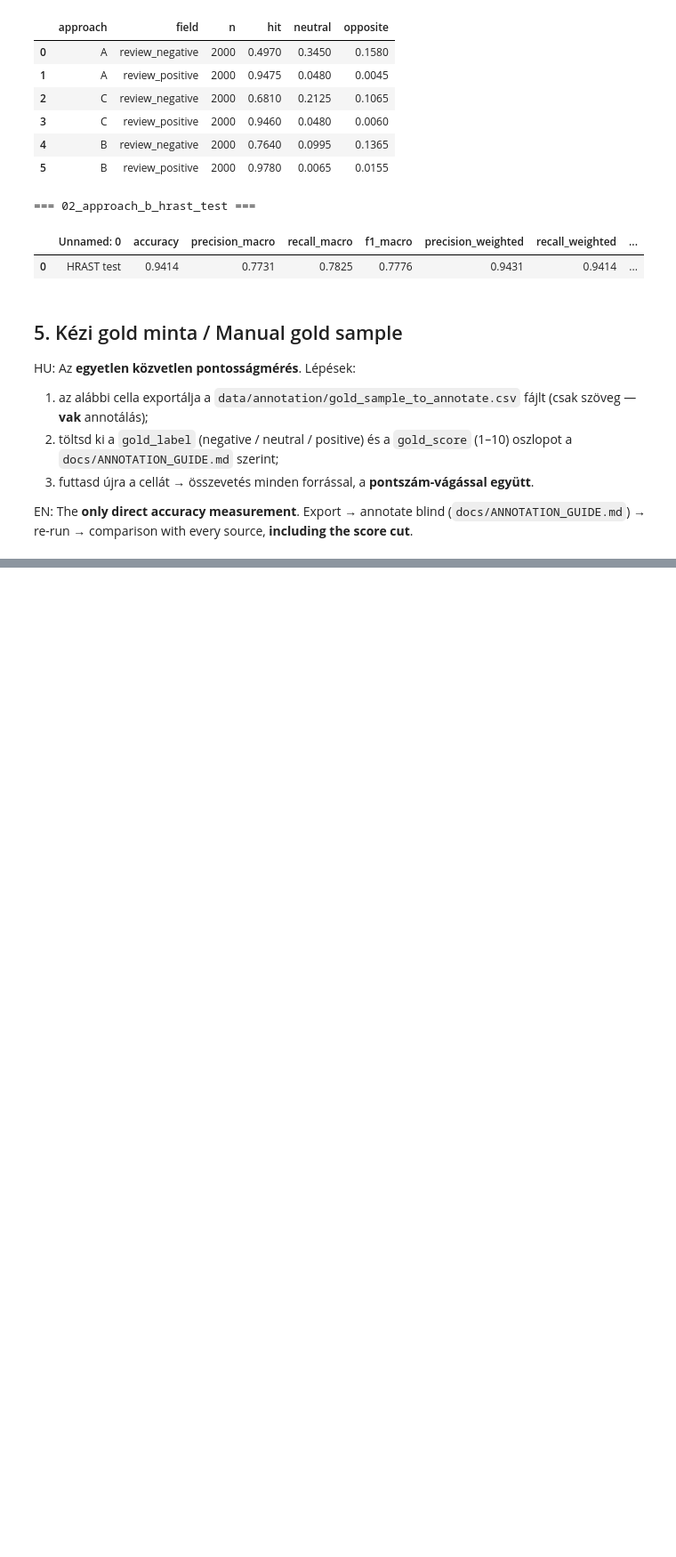
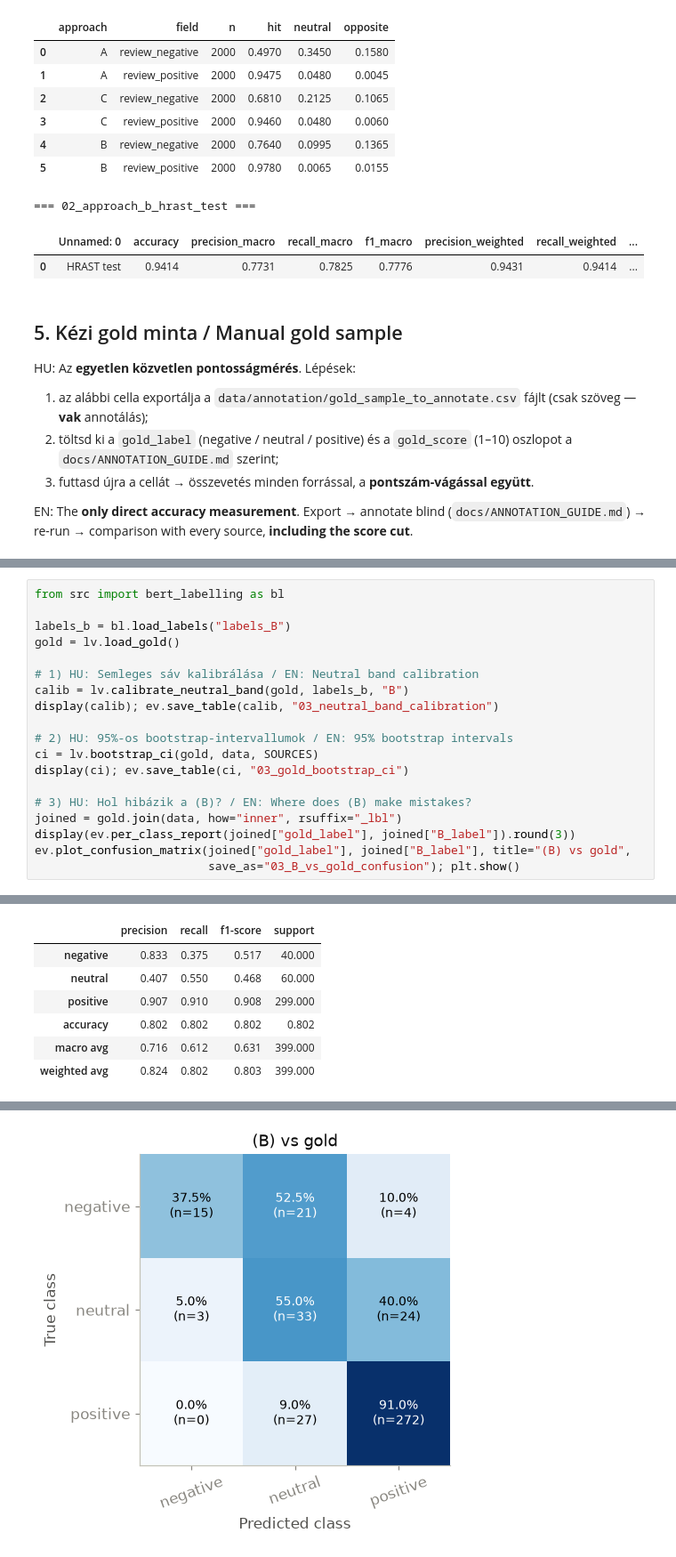
Before and after one commit to sesztaklorant/thesis, a Jupyter notebook: notebooks/03_label_validation.ipynb, the cells around one changed output, grey strips where cells are left out. Shown at 89% size. Drawn from its saved outputs; the diff is of its cells as text; blank space fills up the shorter version.

```diff
--- a/notebooks/03_label_validation.ipynb
+++ b/notebooks/03_label_validation.ipynb
@@ -225,0 +239,20 @@ Exported. Annotate it, then re-run this cell.
+# %%
+from src import bert_labelling as bl
+
+labels_b = bl.load_labels("labels_B")
+gold = lv.load_gold()
+
+# 1) HU: Semleges sáv kalibrálása / EN: Neutral band calibration
+calib = lv.calibrate_neutral_band(gold, labels_b, "B")
+display(calib); ev.save_table(calib, "03_neutral_band_calibration")
+
+# 2) HU: 95%-os bootstrap-intervallumok / EN: 95% bootstrap intervals
+ci = lv.bootstrap_ci(gold, data, SOURCES)
+display(ci); ev.save_table(ci, "03_gold_bootstrap_ci")
+
+# 3) HU: Hol hibázik a (B)? / EN: Where does (B) make mistakes?
+joined = gold.join(data, how="inner", rsuffix="_lbl")
+display(ev.per_class_report(joined["gold_label"], joined["B_label"]).round(3))
+ev.plot_confusion_matrix(joined["gold_label"], joined["B_label"], title="(B) vs gold",
+                         save_as="03_B_vs_gold_confusion"); plt.show()
+# %% [output]
@@ -225,0 +290,7 @@ Exported. Annotate it, then re-run this cell.
+|  | precision | recall | f1-score | support |
+| negative | 0.833 | 0.375 | 0.517 | 40.000 |
+| neutral | 0.407 | 0.550 | 0.468 | 60.000 |
+| positive | 0.907 | 0.910 | 0.908 | 299.000 |
+| accuracy | 0.802 | 0.802 | 0.802 | 0.802 |
+| macro avg | 0.716 | 0.612 | 0.631 | 399.000 |
+| weighted avg | 0.824 | 0.802 | 0.803 | 399.000 |
@@ -225,0 +298 @@ Exported. Annotate it, then re-run this cell.
+[figure, added]
```
Also changed, not shown: parts of 12 cells of this notebook, 19 other files.
